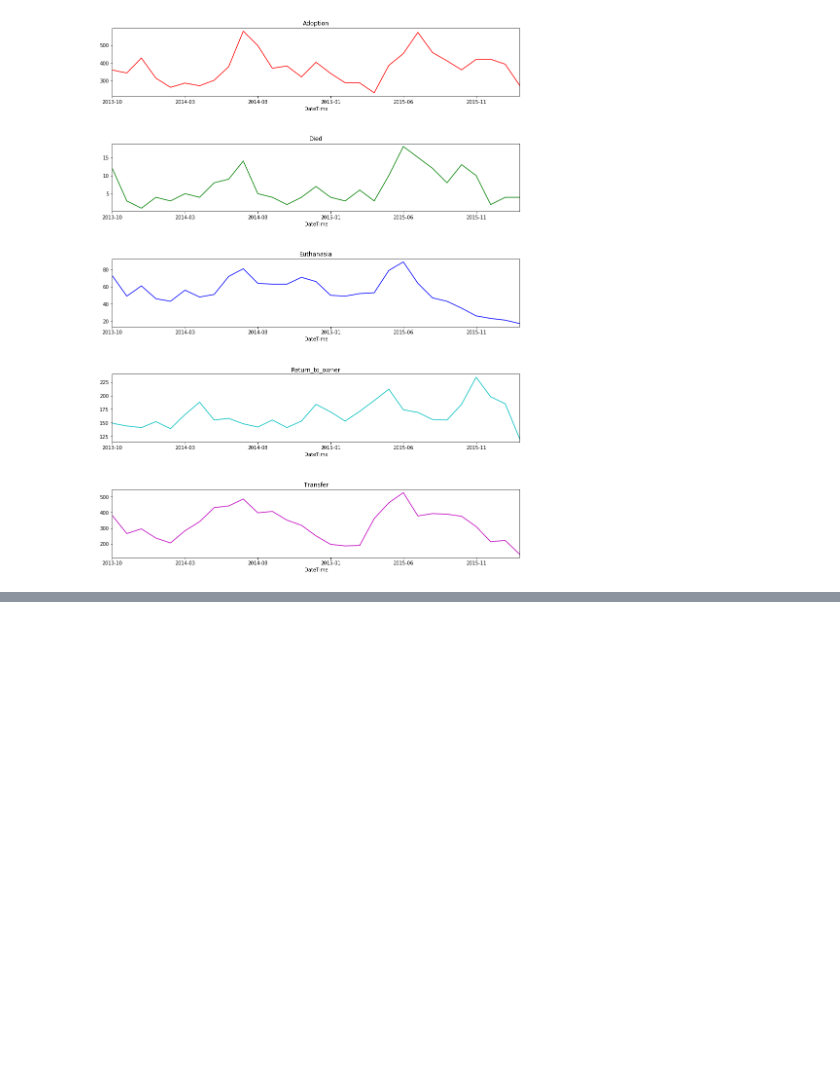
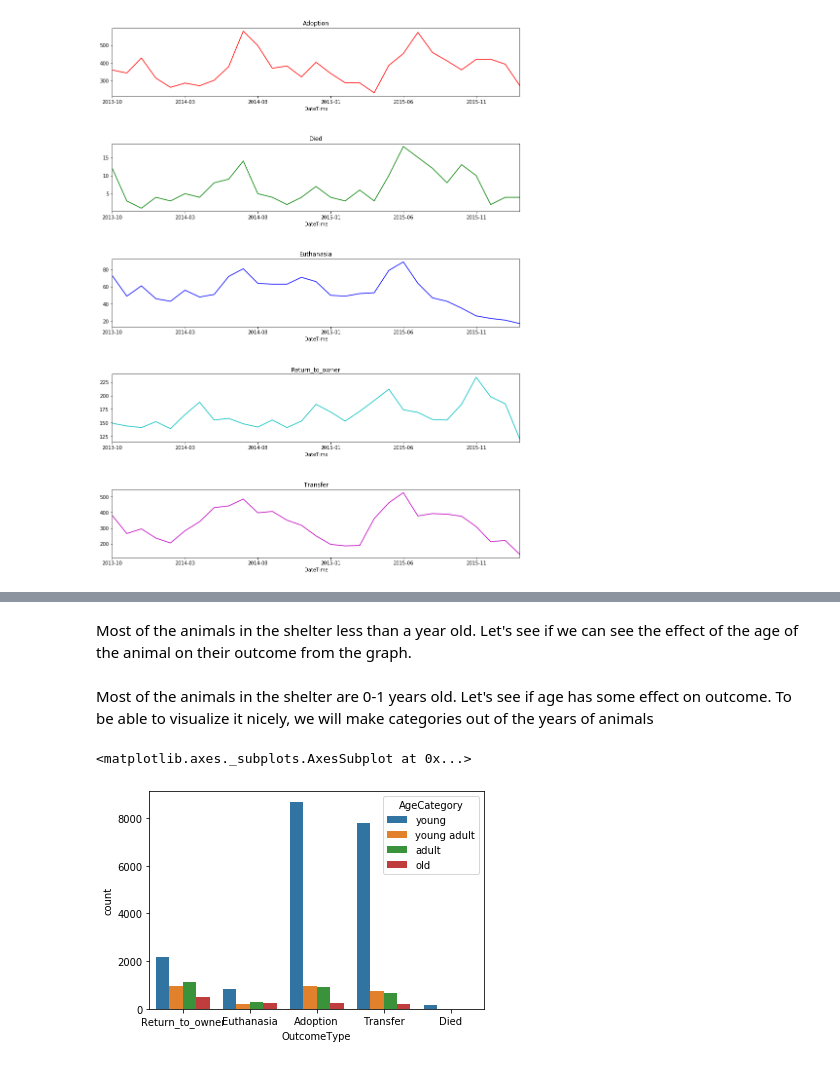
Before and after one commit to Iva-boop/Project, a Jupyter notebook: Project.ipynb, the cells around one changed output, grey strips where cells are left out. Drawn from its saved outputs; the diff is of its cells as text; code cells hidden in the pictures; blank space fills up the shorter version.

```diff
--- a/Project.ipynb
+++ b/Project.ipynb
@@ -116,0 +135,18 @@ for i, (_, g) in enumerate(df_ym_outcomeGroup):
+# %% [markdown]
+
+Most of the animals in the shelter less than a year old. Let's see if we can see the effect of the age of the animal on their outcome from the graph.
+# %% [markdown]
+
+Most of the animals in the shelter are 0-1 years old. Let's see if age has some effect on outcome.
+To be able to visualize it nicely, we will make categories out of the years of animals
+# %%
+def calc_age_category(x):
+    if x < 3: return 'young'
+    if x < 5: return 'young adult'
+    if x < 10: return 'adult'
+    return 'old'
+df['AgeCategory'] = df.AgeInYears.apply(calc_age_category)
+sns.countplot(data=df, x='OutcomeType',hue='AgeCategory')
+# %% [output]
+<matplotlib.axes._subplots.AxesSubplot at 0x...>
+[figure, added]
```
Also changed, not shown: parts of 24 cells of this notebook.
